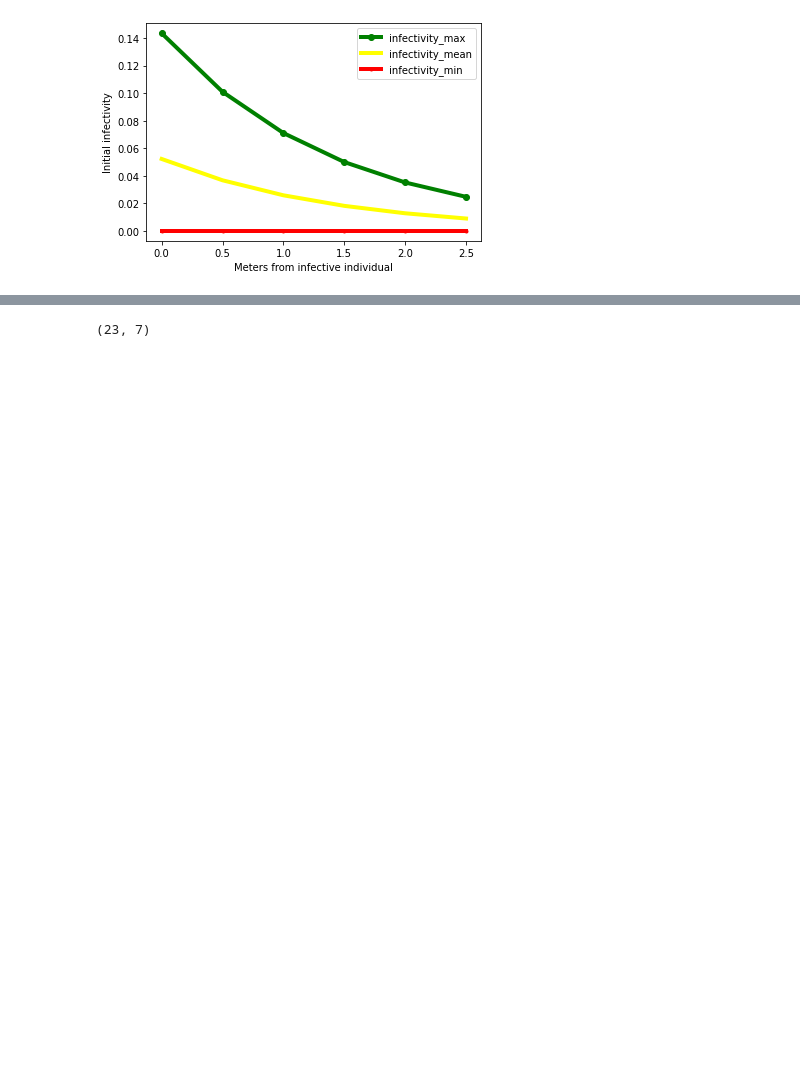
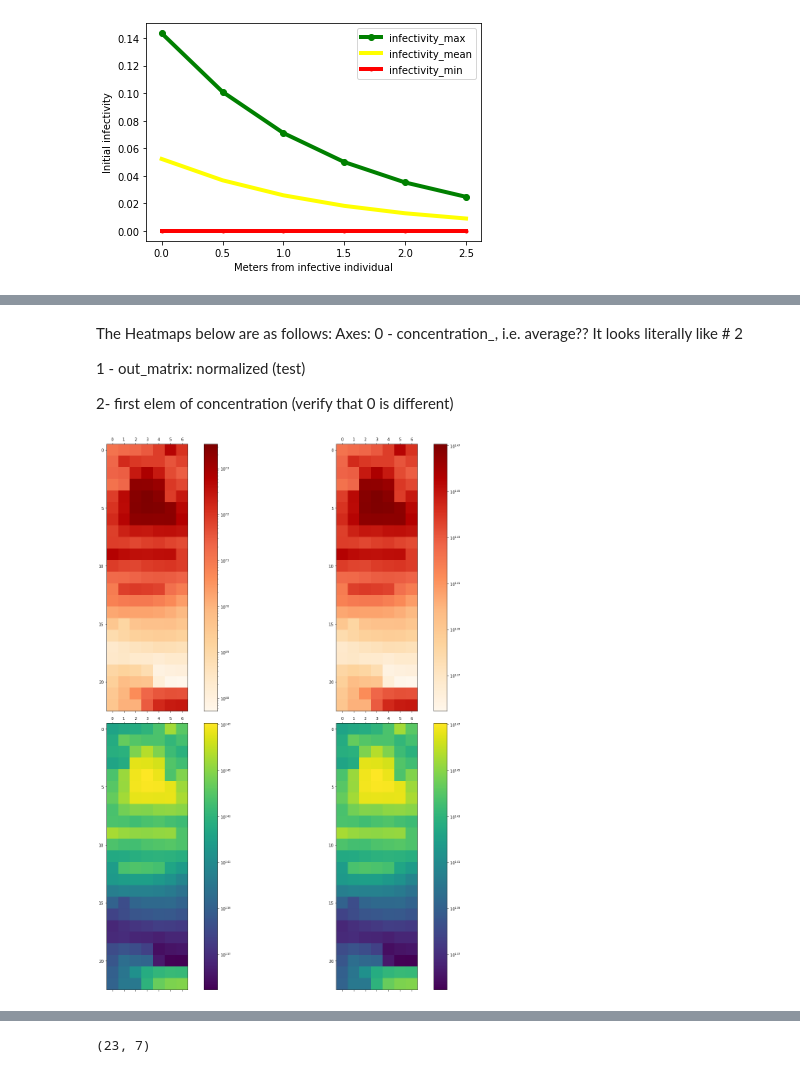
Before and after one commit to SonglingLu/OneRoomABM, a Jupyter notebook: notebooks/paper_functions_viz.ipynb, the cells around one changed output, grey strips where cells are left out. Drawn from its saved outputs; the diff is of its cells as text; code cells hidden in the pictures; blank space fills up the shorter version.

```diff
--- a/notebooks/paper_functions_viz.ipynb
+++ b/notebooks/paper_functions_viz.ipynb
@@ -496,0 +451,26 @@ IndexError: tuple index out of range
+# %% [markdown]
+The Heatmaps below are as follows:
+Axes:
+0 - concentration_, i.e. average?? It looks literally like # 2
+
+1 - out_matrix: normalized (test)
+
+2- first elem of concentration (verify that 0 is different)
+# %%
+fig, axs = plt.subplots(2, 2, figsize=(20, 20))
+
+ax0 = axs[0][0].matshow(concentration_, cmap="OrRd", norm=mpl.colors.LogNorm())
+
+ax1 = axs[0][1].matshow(out_matrix, cmap="OrRd", norm=mpl.colors.LogNorm())
+
+ax2 = axs[1][0].matshow(concentration_array[0], norm=mpl.colors.LogNorm())
+
+ax3 = axs[1][1].matshow(concentration_array[-1], norm=mpl.colors.LogNorm())
+fig.colorbar(ax0, ax=axs[0][0])
+fig.colorbar(ax1, ax=axs[0][1])
+fig.colorbar(ax2, ax=axs[1][0])
+fig.colorbar(ax3, ax=axs[1][1])
+
+fig.tight_layout()
+# %% [output]
+[figure, added]
```
Also changed, not shown: parts of 14 cells of this notebook, 4 other files.
